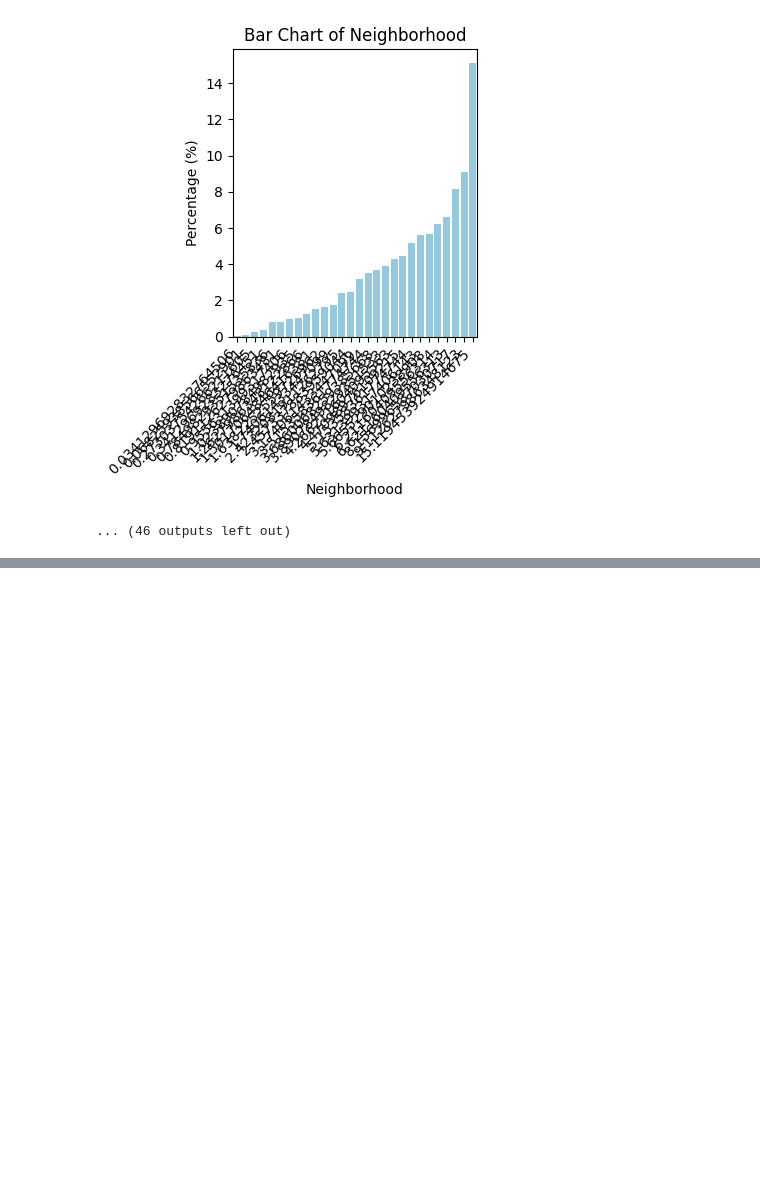
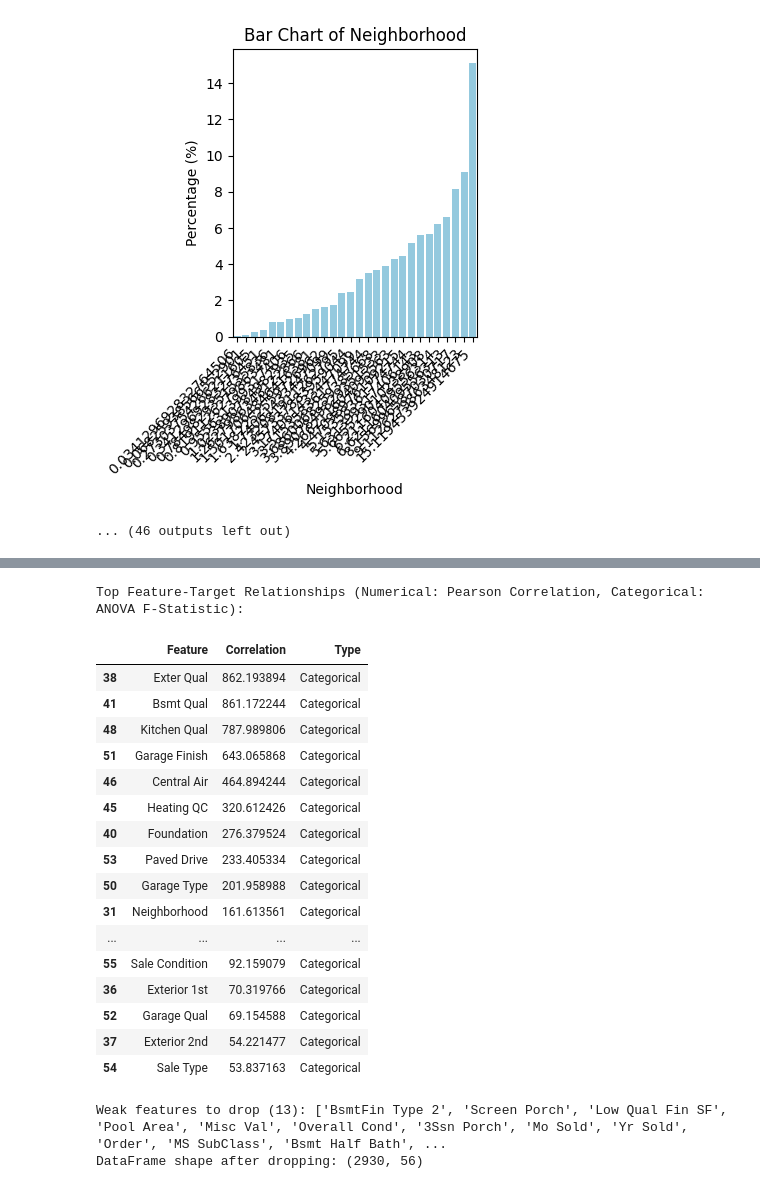
Before and after one commit to Denos-PB/EDA, a Jupyter notebook: EDA.ipynb, the cells around one changed output, grey strips where cells are left out. Drawn from its saved outputs; the diff is of its cells as text; code cells hidden in the pictures; blank space fills up the shorter version.

```diff
--- a/EDA.ipynb
+++ b/EDA.ipynb
@@ -273,11 +231,0 @@ corr_df
-# %%
-CORR_THRESHOLD = 0.1
-
-weak_corr = corr_df[abs(corr_df['SalePrice']) < CORR_THRESHOLD].index.tolist()
-
-if 'SalePrice' in weak_corr:
-    weak_corr.remove('SalePrice')
-
-df = df.drop(weak_corr,axis=1)
-print(f"Successfully dropped {len(weak_corr)} features.")
-print(f"Current number of columns in df: {df.shape[1]}")
@@ -286,0 +232,67 @@ Current number of columns in df: 65
+# %%
+from scipy.stats import f_oneway
+
+MIN_SAMPLES = 5
+
+num_corr = df.corr(numeric_only=True)['SalePrice'].dropna().abs().sort_values(ascending=False)
+num_corr_df = pd.DataFrame({'Feature': num_corr.index,
+                            'Correlation' : num_corr.values,
+                            'Type' : 'Numerical'
+                            })
+anova_res = []
+for col in categorical_cols:
+    if col not in df.columns:
+        continue
+    counts = df[col].value_counts()
+    valid_cats = counts[counts >= MIN_SAMPLES].index
+    if len(valid_cats) < 2:
+        continue
+    groups = [
+        df.loc[df[col] == cat, 'SalePrice'].dropna()
+        for cat in valid_cats
+    ]
+    if any(len(g) < 2 for g in groups):
+        continue
+    f_stat, _ = f_oneway(*groups)
+    anova_res.append({'Feature': col, 'Correlation': f_stat, 'Type': 'Categorical'})
+
+cat_corr_df = pd.DataFrame(anova_res)
+combined_corr_df = pd.concat([num_corr_df, cat_corr_df], ignore_index=True).sort_values(by='Correlation', ascending=False)
+print("Top Feature-Target Relationships (Numerical: Pearson Correlation, Categorical: ANOVA F-Statistic):")
+combined_corr_df.head(20)
+# %% [output]
+Top Feature-Target Relationships (Numerical: Pearson Correlation, Categorical: ANOVA F-Statistic):
+|  | Feature | Correlation | Type |
+| 38 | Exter Qual | 862.193894 | Categorical |
+| 41 | Bsmt Qual | 861.172244 | Categorical |
+| 48 | Kitchen Qual | 787.989806 | Categorical |
+| 51 | Garage Finish | 643.065868 | Categorical |
+| 46 | Central Air | 464.894244 | Categorical |
+| 45 | Heating QC | 320.612426 | Categorical |
+| 40 | Foundation | 276.379524 | Categorical |
+| 53 | Paved Drive | 233.405334 | Categorical |
+| 50 | Garage Type | 201.958988 | Categorical |
+| 31 | Neighborhood | 161.613561 | Categorical |
+| ... | ... | ... | ... |
+| 55 | Sale Condition | 92.159079 | Categorical |
+| 36 | Exterior 1st | 70.319766 | Categorical |
+| 52 | Garage Qual | 69.154588 | Categorical |
+| 37 | Exterior 2nd | 54.221477 | Categorical |
+| 54 | Sale Type | 53.837163 | Categorical |
+# %%
+NUM_THRESHOLD = 0.1
+CAT_THRESHOLD = 10
+
+weak_features = combined_corr_df[
+    ((combined_corr_df['Type'] == 'Numerical') & (combined_corr_df['Correlation'] < NUM_THRESHOLD)) |
+    ((combined_corr_df['Type'] == 'Categorical') & (combined_corr_df['Correlation'] < CAT_THRESHOLD))
+]['Feature'].tolist()
+
+print(f"Weak features to drop ({len(weak_features)}): {weak_features}")
+
+df = df.drop(columns=[col for col in weak_features if col in df.columns],errors='ignore')
+
+print(f"DataFrame shape after dropping: {df.shape}")
+# %% [output]
+Weak features to drop (13): ['BsmtFin Type 2', 'Screen Porch', 'Low Qual Fin SF', 'Pool Area', 'Misc Val', 'Overall Cond', '3Ssn Porch', 'Mo Sold', 'Yr Sold', 'Order', 'MS SubClass', 'Bsmt Half Bath', ...
+DataFrame shape after dropping: (2930, 56)
```
Also changed, not shown: parts of 3 cells of this notebook.
